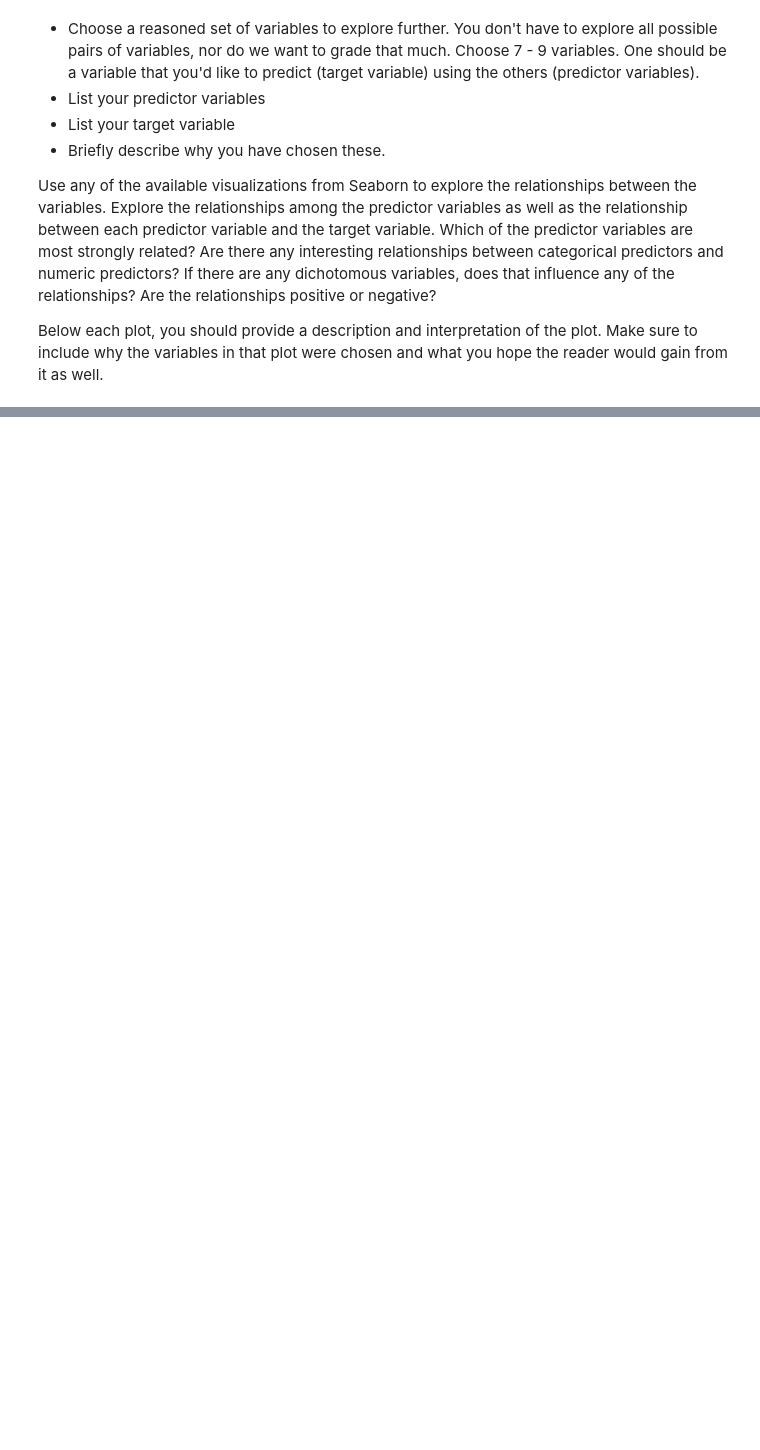
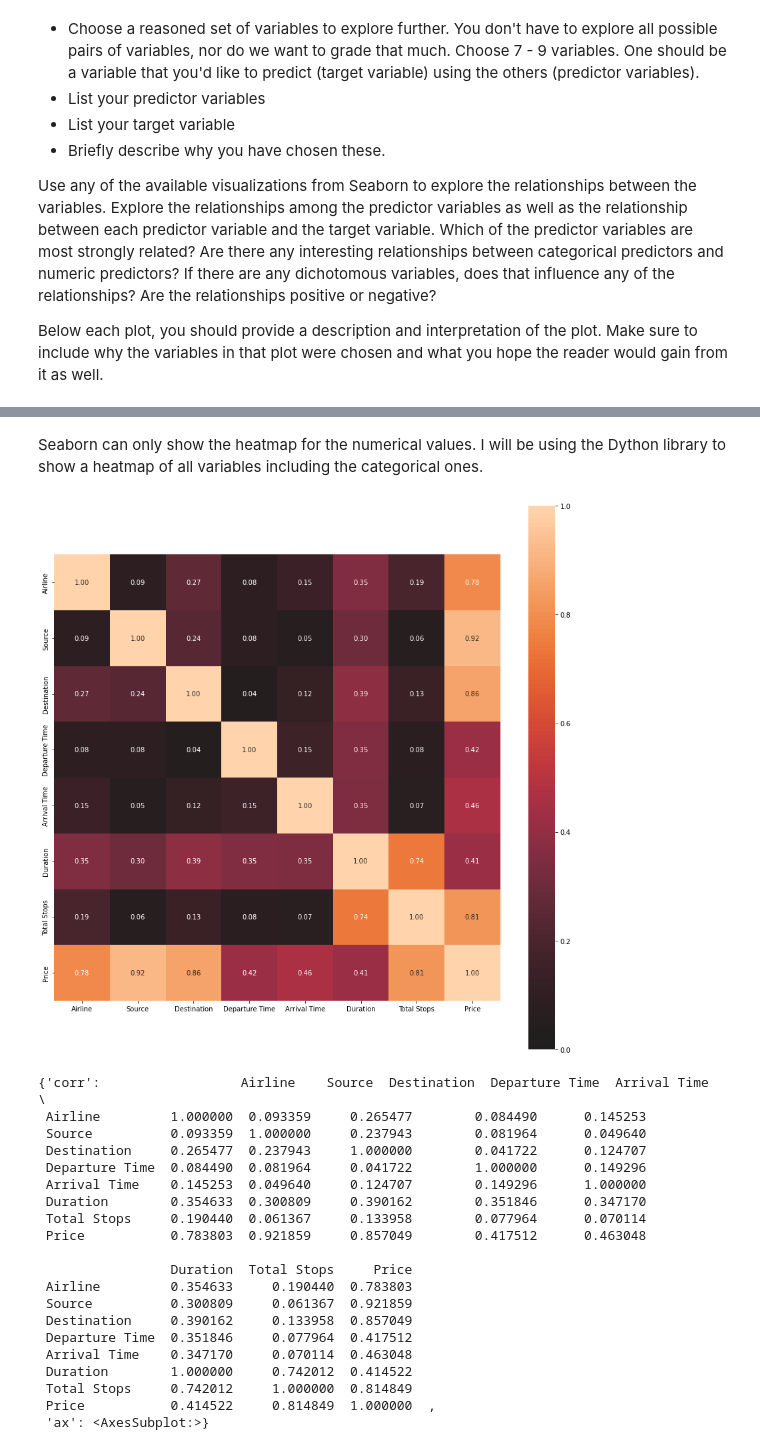
Before and after one commit to claywrentz/MLProject2, a Jupyter notebook: Project02.ipynb, the cells around one changed output, grey strips where cells are left out. Drawn from its saved outputs; the diff is of its cells as text; code cells hidden in the pictures; blank space fills up the shorter version.

```diff
--- a/Project02.ipynb
+++ b/Project02.ipynb
@@ -1127,0 +1159,28 @@ Below each plot, you should provide a description and interpretation of the plot
+# %% [markdown]
+Seaborn can only show the heatmap for the numerical values. I will be using the Dython library to show a heatmap of all variables including the categorical ones.
+# %%
+from dython.nominal import associations
+
+associations(study, nominal_columns = 'all', figsize = (15,15))
+# %% [output]
+[figure, added]
+{'corr':                  Airline    Source  Destination  Departure Time  Arrival Time  \
+ Airline         1.000000  0.093359     0.265477        0.084490      0.145253
+ Source          0.093359  1.000000     0.237943        0.081964      0.049640
+ Destination     0.265477  0.237943     1.000000        0.041722      0.124707
+ Departure Time  0.084490  0.081964     0.041722        1.000000      0.149296
+ Arrival Time    0.145253  0.049640     0.124707        0.149296      1.000000
+ Duration        0.354633  0.300809     0.390162        0.351846      0.347170
+ Total Stops     0.190440  0.061367     0.133958        0.077964      0.070114
+ Price           0.783803  0.921859     0.857049        0.417512      0.463048
+
+                 Duration  Total Stops     Price
+ Airline         0.354633     0.190440  0.783803
+ Source          0.300809     0.061367  0.921859
+ Destination     0.390162     0.133958  0.857049
+ Departure Time  0.351846     0.077964  0.417512
+ Arrival Time    0.347170     0.070114  0.463048
+ Duration        1.000000     0.742012  0.414522
+ Total Stops     0.742012     1.000000  0.814849
+ Price           0.414522     0.814849  1.000000  ,
+ 'ax': <AxesSubplot:>}
```
Also changed, not shown: parts of 8 cells of this notebook.
